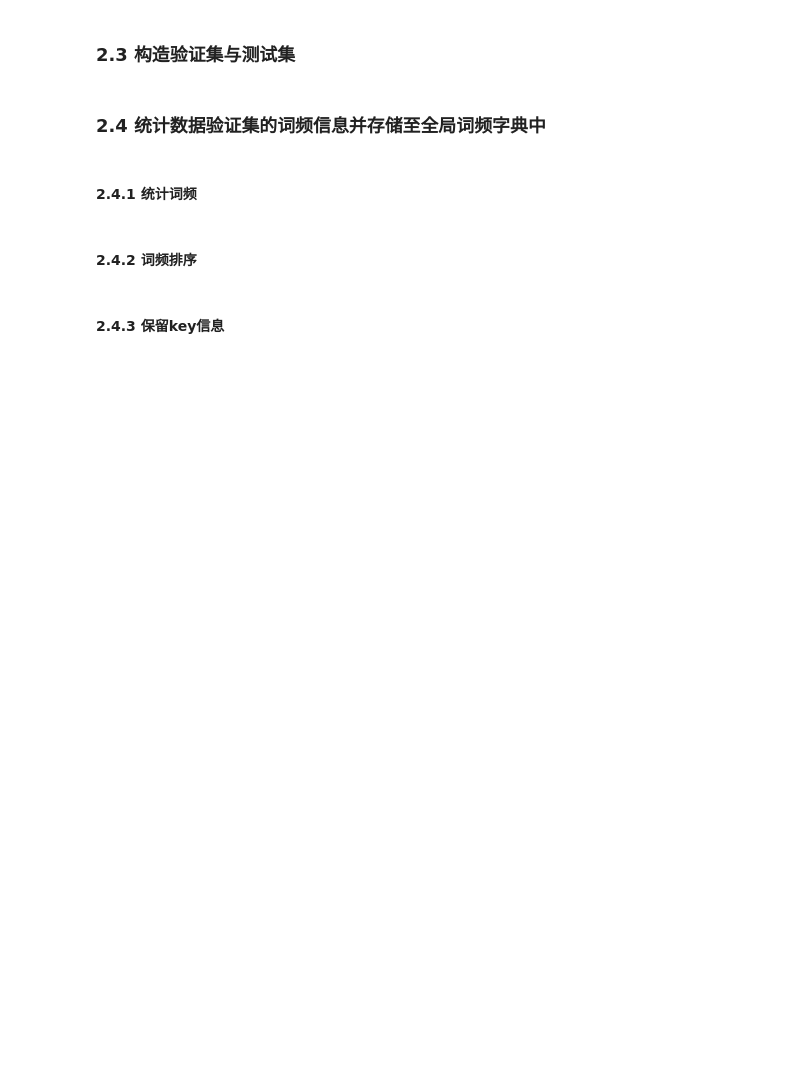
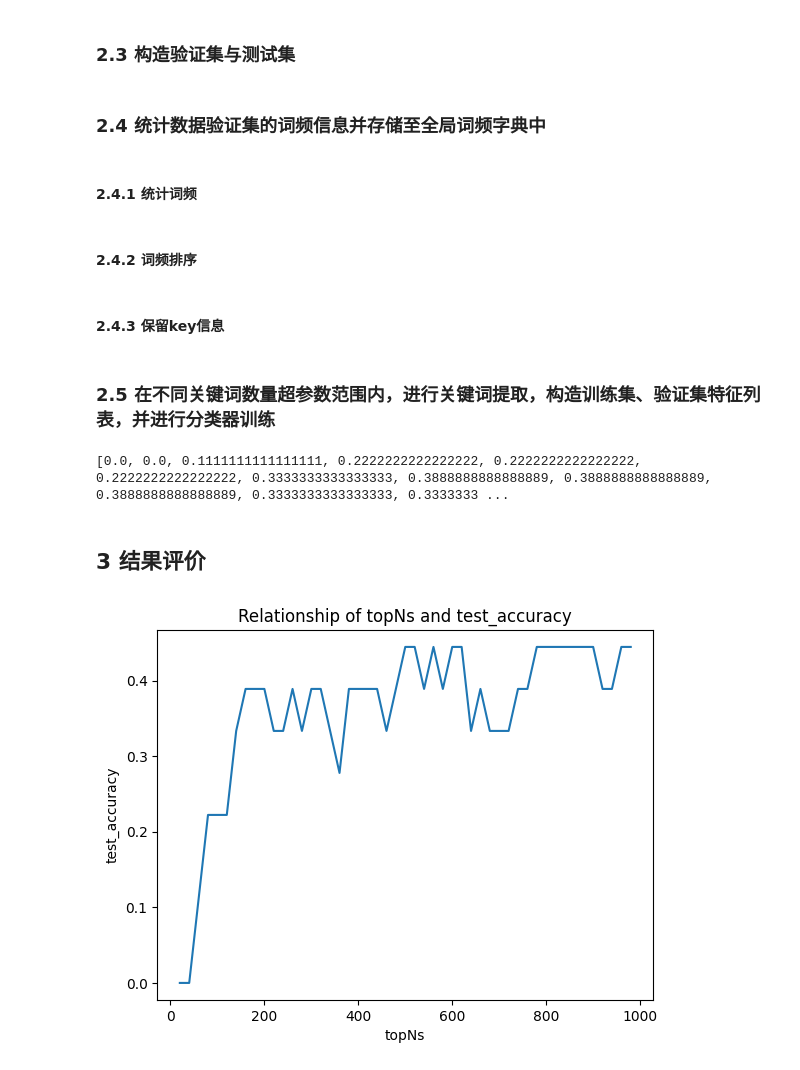
Before and after one commit to konfer/jupyter_bd, a Jupyter notebook: nlp-july/0---base/bayesClassifierTest.ipynb, the cells around one changed output. Cells and saved outputs as stored; diff of their text form; code cells hidden in the pictures; blank space fills up the shorter version.

Commit message:
bayesClassifer finished

```diff
--- a/nlp-july/0---base/bayesClassifierTest.ipynb
+++ b/nlp-july/0---base/bayesClassifierTest.ipynb
@@ -107,6 +107,6 @@ def text_features(text, feature_words):
 # %%
 def text_features(train_data_list, test_data_list, feature_words, flag='nltk'):
 
-    train_feature_list = [text_features(text, feature_words) for text in train_data_list]
-    test_feature_list = [text_features(text, feature_words) for text in test_data_list]
+    train_feature_list = [build_text_features(text, feature_words, flag ) for text in train_data_list]
+    test_feature_list = [build_text_features(text, feature_words, flag) for text in test_data_list]
     return train_feature_list, test_feature_list
@@ -113,2 +115,18 @@ def text_features(train_data_list, test_data_list, feature_words, flag='nltk'):
+# %%
+def text_classifier(train_feature_list, test_feature_list, train_class_list, test_class_list, flag='nltk'):
+    ## -----------------------------------------------------------------------------------
+    if flag == 'nltk':
+        ## 使用nltk分类器
+        train_flist = zip(train_feature_list, train_class_list)
+        test_flist = zip(test_feature_list, test_class_list)
+        classifier = nltk.classify.NaiveBayesClassifier.train(train_flist)
+        test_accuracy = nltk.classify.accuracy(classifier, test_flist)
+    elif flag == 'sklearn':
+        ## sklearn分类器
+        classifier = MultinomialNB().fit(train_feature_list, train_class_list)
+        test_accuracy = classifier.score(test_feature_list, test_class_list)
+    else:
+        test_accuracy = []
+    return test_accuracy
 # %% [markdown]
 ## 2. 分类处理过程
@@ -118,6 +137,12 @@ def text_features(train_data_list, test_data_list, feature_words, flag='nltk'):
 data_list = []
 class_list = []
 all_words_dict = {} #词频字典
+# 生成stopwords_set
+stopwords_file = '/usr/local/codeData/jupyterData/jupyter-bd/bayesClassifier/stopwords_cn.txt'
+stopwords_set = make_word_set(stopwords_file)
+flag = 'sklearn'
+topNs = range(20, 1000, 20)
+test_accuracy_list = []
 # %% [markdown]
 ### 2.2 遍历主文件夹下所有文件，抽取特征文本，利用jieba分词后分别存储至文本特征列表、目标分类列表中
 # %%
@@ -145,3 +170,24 @@ all_words_tuple_list = sorted(all_words_dict.items(), key=lambda f:f[1], reverse
 #### 2.4.3 保留key信息
 # %%
 all_words_list = [w for w, c in all_words_tuple_list]
+# %% [markdown]
+### 2.5 在不同关键词数量超参数范围内，进行关键词提取，构造训练集、验证集特征列表，并进行分类器训练
+# %%
+for topN in topNs:
+    feature_words = words_dict(all_words_list, topN, stopwords_set)#关键词提取
+    train_feature_list, test_feature_list = text_features(train_data_list, test_data_list, feature_words, flag)#构造训练集、验证集特征列表
+    test_accuracy = text_classifier(train_feature_list, test_feature_list, train_class_list, test_class_list, flag)
+    test_accuracy_list.append(test_accuracy)
+print(test_accuracy_list)
+# %% [output]
+[0.0, 0.0, 0.1111111111111111, 0.2222222222222222, 0.2222222222222222, 0.2222222222222222, 0.3333333333333333, 0.3888888888888889, 0.3888888888888889, 0.3888888888888889, 0.3333333333333333, 0.3333333 ...
+# %% [markdown]
+## 3 结果评价
+# %%
+plt.plot(topNs, test_accuracy_list)
+plt.title('Relationship of topNs and test_accuracy')
+plt.xlabel('topNs')
+plt.ylabel('test_accuracy')
+plt.show()
+# %% [output]
+[figure, added]
```
Also changed, not shown: parts of 9 cells of this notebook.
